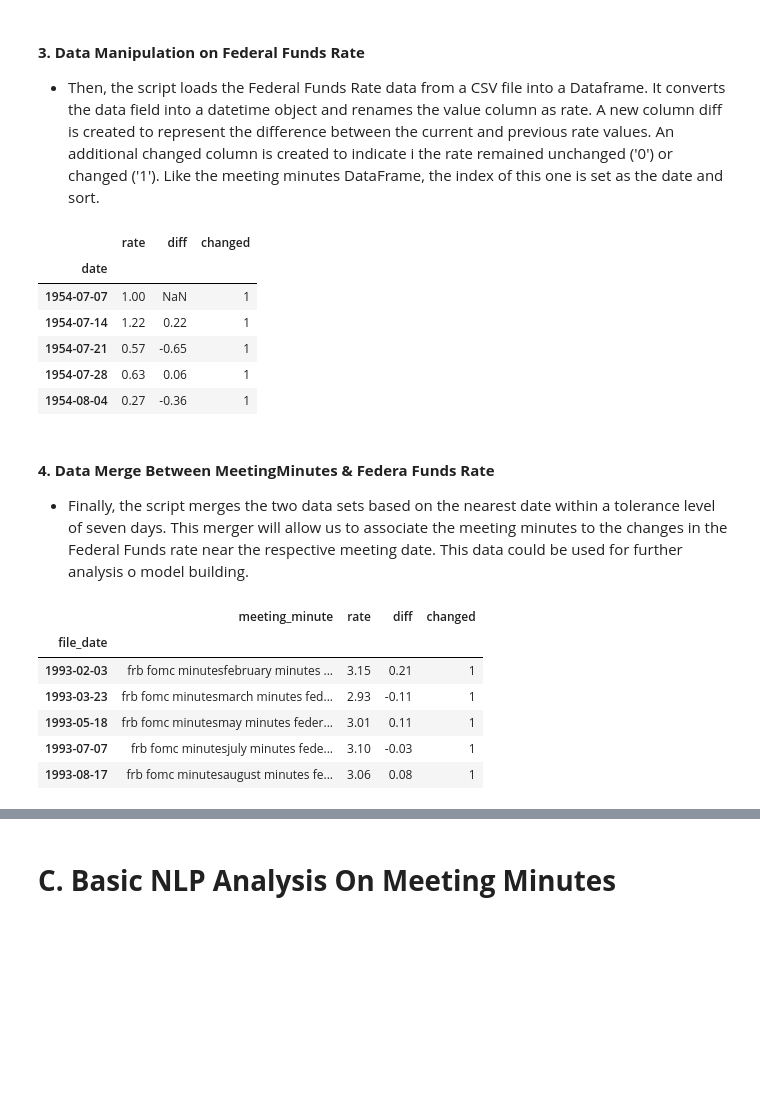
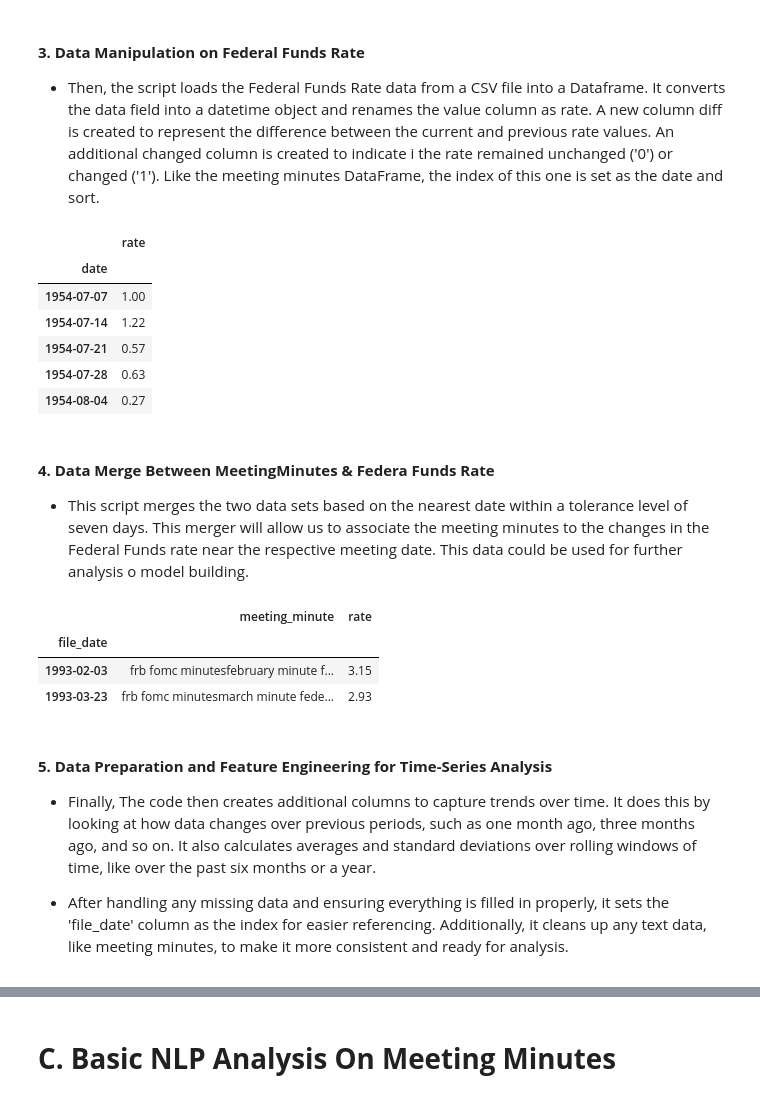
Before and after one commit to Cydia13526/s24-milestone2-team7-cspaarg-cydia-davidrez, a Jupyter notebook: project.ipynb, the cells around one changed output, grey strips where cells are left out. Cells and saved outputs as stored; diff of their text form; code cells hidden in the pictures; blank space fills up the shorter version.

```diff
--- a/project.ipynb
+++ b/project.ipynb
@@ -163,16 +174,31 @@ ng:<br>
 meeting_minutes_dir = "data/output"
 meeting_minutes_files = os.listdir(meeting_minutes_dir)
 
+custom_stop_words = set(stopwords.words('english') + [
+    'mr', 'messrs', 'july', 'august', 'april', 'october', 'september',
+    'february', 'december', 'january', 'march', 'november', 'june',
+    'participant', 'page', 'noted', 'fourth', 'first', 'second', 'degree', 'shall', 'currency operation',
+    'subcommittee', 'arrangement', 'million', 'paragraph', 'authorization', 'us', 'committees', 'participants',
+    'members', 'several participants', 'The Committee', 'The staff', 'addition', 'unanimous vote Committee',
+    'committee', 'period', 'term', 'many participants', 'federal reserve banks', 'United States',
+    'federal reserves', 'measures', 'month', 'federal open market committee', 'meeting', 'The information',
+    'member', 'several participant', 'participant', 'many participant',
+    'next meeting committee', 'intermeeting period', 'direct federal reserve bank new york',
+    'monetary policy', 'office board governor federal reserve system washington dc'
+])
+
 # Function to preprocess text (tokenize and remove stop words)
 def preprocess_text(text):
     text = re.sub(r'\s+', ' ', text)  # Remove multiple spaces
     text = re.sub(r'[^\w\s]', '', text)  # Remove punctuation
+    text = re.sub(r'\d+', '', text)
     text = text.lower()  # Convert to lowercase
-    stop_words = set(stopwords.words('english'))
     words = word_tokenize(text)
-    filtered_words = [word for word in words if word.lower() not in stop_words]
+    filtered_words = [word for word in words if word.lower() not in custom_stop_words]
     cleaned_tokens = [word for word in filtered_words if word.isalpha()]
-    return ' '.join(cleaned_tokens)
+    lemmatizer = WordNetLemmatizer()
+    tokens = [lemmatizer.lemmatize(word) for word in cleaned_tokens]
+    return ' '.join(tokens)
 
 meeting_minutes = []
 for file in meeting_minutes_files:
@@ -210,32 +236,33 @@ fed_fund_rate_data = pd.read_csv("data/fed_fund_rate.csv")
 fed_fund_rate_data = pd.DataFrame(fed_fund_rate_data)
 fed_fund_rate_data['date'] = pd.to_datetime(fed_fund_rate_data['date'])
 fed_fund_rate_data = fed_fund_rate_data.rename(columns={'value': 'rate'})
-fed_fund_rate_data['diff'] =fed_fund_rate_data['rate'].diff(1)
-fed_fund_rate_data['changed'] = np.where(fed_fund_rate_data['diff']!=0.0000, 1, 0)
 fed_fund_rate_data = fed_fund_rate_data.set_index('date')
 fed_fund_rate_data = fed_fund_rate_data.sort_index()
 fed_fund_rate_data.head()
 # %% [output]
-|  | rate | diff | changed |
-| date |  |  |  |
-| 1954-07-07 | 1.00 | NaN | 1 |
-| 1954-07-14 | 1.22 | 0.22 | 1 |
-| 1954-07-21 | 0.57 | -0.65 | 1 |
-| 1954-07-28 | 0.63 | 0.06 | 1 |
-| 1954-08-04 | 0.27 | -0.36 | 1 |
+|  | rate |
+| date |  |
+| 1954-07-07 | 1.00 |
+| 1954-07-14 | 1.22 |
+| 1954-07-21 | 0.57 |
+| 1954-07-28 | 0.63 |
+| 1954-08-04 | 0.27 |
 # %% [markdown]
 #### **4. Data Merge Between MeetingMinutes & Federa  Funds Rate**
-- Finally, the script merges the two data sets based on the nearest date within a tolerance level of seven days. This merger will allow us to associate the meeting minutes to the changes in the Federal Funds rate near the respective meeting date. This data could be used for further analysis o model building.<br>
+- This script merges the two data sets based on the nearest date within a tolerance level of seven days. This merger will allow us to associate the meeting minutes to the changes in the Federal Funds rate near the respective meeting date. This data could be used for further analysis o model building.<br>
 # %%
 # pd.Timedelta('7 day') Indicate if a rate changed within 7 days after a document is published,
 tol = pd.Timedelta('7 day')
 merge_df = pd.merge_asof(left=meeting_minutes_df,right=fed_fund_rate_data,right_index=True,left_index=True,direction='nearest',tolerance=tol)
-merge_df.head()
+merge_df.head(2)
 # %% [output]
-|  | meeting_minute | rate | diff | changed |
-| file_date |  |  |  |  |
-| 1993-02-03 | frb fomc minutesfebruary minutes ... | 3.15 | 0.21 | 1 |
-| 1993-03-23 | frb fomc minutesmarch minutes fed... | 2.93 | -0.11 | 1 |
-| 1993-05-18 | frb fomc minutesmay minutes feder... | 3.01 | 0.11 | 1 |
-| 1993-07-07 | frb fomc minutesjuly minutes fede... | 3.10 | -0.03 | 1 |
-| 1993-08-17 | frb fomc minutesaugust minutes fe... | 3.06 | 0.08 | 1 |
+|  | meeting_minute | rate |
+| file_date |  |  |
+| 1993-02-03 | frb fomc minutesfebruary minute f... | 3.15 |
+| 1993-03-23 | frb fomc minutesmarch minute fede... | 2.93 |
+# %% [markdown]
+#### **5. Data Preparation and Feature Engineering for Time-Series Analysis**
+
+- Finally, The code then creates additional columns to capture trends over time. It does this by looking at how data changes over previous periods, such as one month ago, three months ago, and so on. It also calculates averages and standard deviations over rolling windows of time, like over the past six months or a year.
+
+- After handling any missing data and ensuring everything is filled in properly, it sets the 'file_date' column as the index for easier referencing. Additionally, it cleans up any text data, like meeting minutes, to make it more consistent and ready for analysis.
```
Also changed, not shown: parts of 27 cells of this notebook, 1 other file.
